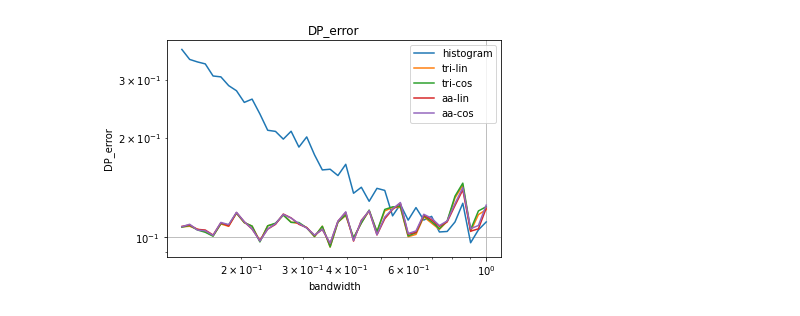
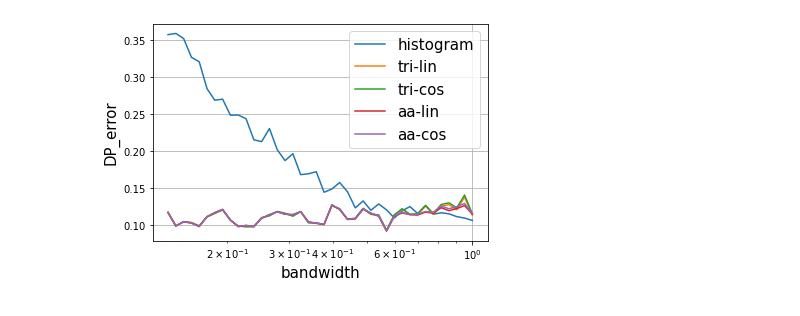
Before and after one commit to zhimengj0326/GDP, a Jupyter notebook: synthetic/kde_gau.ipynb, the cells around one changed output. Drawn from its saved outputs; the diff is of its cells as text; code cells hidden in the pictures.

```diff
--- a/synthetic/kde_gau.ipynb
+++ b/synthetic/kde_gau.ipynb
@@ -17,7 +19,7 @@ def generate_data(num, mean, cov):
 
     return x, y
 # %%
-def plot_err(xaxis, results, labels, xylabels, title=None, path=None, plottype=None):
+def plot_err(xaxis, results, labels, xylabels, title=None, path=None, plottype=None, legend=False):
     with PdfPages(f'{path}/{title.replace(" ", "_")}.pdf') as pdf:
         for i, (result, label) in enumerate(zip(results, labels)):
             if plottype=='semilogx':
@@ -28,11 +30,14 @@ def plot_err(xaxis, results, labels, xylabels, title=None, path=None, plottype=N
                 plt.loglog(xaxis, result, label=label, color=f'C{i}')
             else:
                 plt.plot(xaxis, result, label=label, color=f'C{i}')
-        if title:
-            plt.title(title)
-        plt.xlabel(xylabels[0])
-        plt.ylabel(xylabels[1])
-        plt.legend()
+        # if title:
+        #     plt.title(title, fontdict = {'fontsize' : 15})
+        plt.xlabel(xylabels[0], fontsize=15)
+        # plt.ylabel(xylabels[1], fontsize=15)
+        # plt.xticks(fontsize=15)
+        # plt.yticks(fontsize=15)
+        if legend:
+            plt.legend(prop={'size': 15})
         plt.grid()
         if path:
             pdf.savefig()
@@ -210,7 +216,7 @@ def error_bw_single(bw, cov, mean, num, kernels_kde, kernels_regression):
     return error
 # %%
 def error_bw(bw, cov, mean, num, kernels_kde, kernels_regression, times=100):
-    errors = Parallel(n_jobs=50)(delayed(error_bw_single)(bw, cov, mean, num, kernels_kde, kernels_regression) for i in range(times))
+    errors = Parallel(n_jobs=1)(delayed(error_bw_single)(bw, cov, mean, num, kernels_kde, kernels_regression) for i in range(times))
     errors = np.array(errors)
     return np.mean(errors, axis=0)
 # %%
@@ -232,21 +238,21 @@ kernels_kde = ['linear', 'cosine']
 num = int(1e2)
 mean = [0.5, 1.0]
 cov = [[1, 0.5], [0.5, 3.0]]
-# bw = 0.1
+bw = 0.1
 bws = np.exp(np.linspace(-2, 0, 40))
-# bws = [0.01, 0.05, 0.1, 0.5, 1.0]
+# bws = [0.01, 0.05, 0.1, 0.5]
 errors = []
 for bw in bws:
     error = error_bw(bw, cov, mean, num, kernels_kde, kernels_regression)
     errors.append(list(error))
-# errors
+# error = Parallel(n_jobs=1)(delayed(error_bw_single)(bw, cov, mean, num, kernels_kde, kernels_regression) for _ in range(10))
 # %%
 labels = ['histogram', 'tri-lin', 'tri-cos', 'aa-lin', 'aa-cos']
 xylabels = ['bandwidth', 'DP_error']
 title = 'DP_error'
 # path = 'results/Gaussian'
 xaxis = bws
 errors_trans = list(np.array(errors).T)
-plot_err(xaxis, errors_trans, labels, xylabels, title, path, plottype='loglog')##semilogx
+plot_err(xaxis, errors_trans, labels, xylabels, title, path, plottype='semilogx', legend=True)##semilogx
 # %% [output]
-[figure, old version]
+[figure, new version]
```
Also changed, not shown: parts of 10 cells of this notebook, 17 other files.
